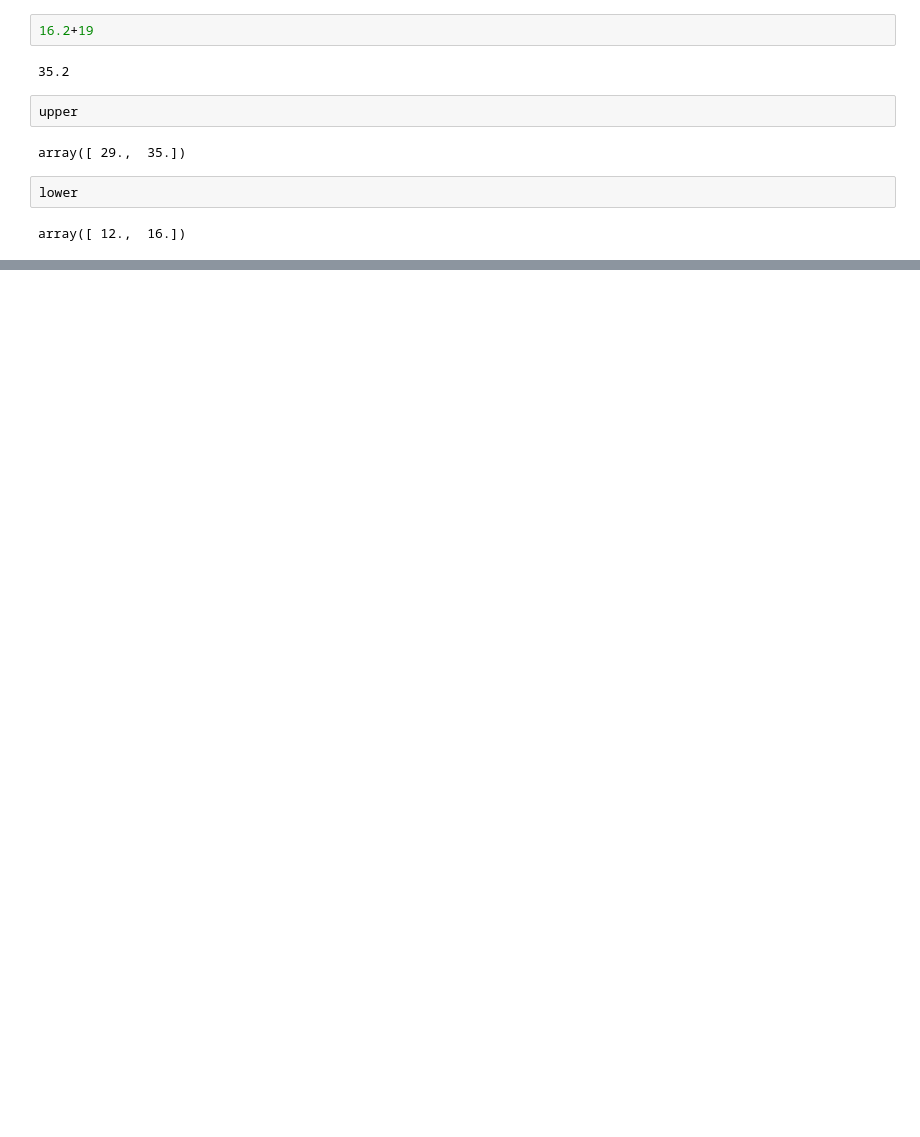
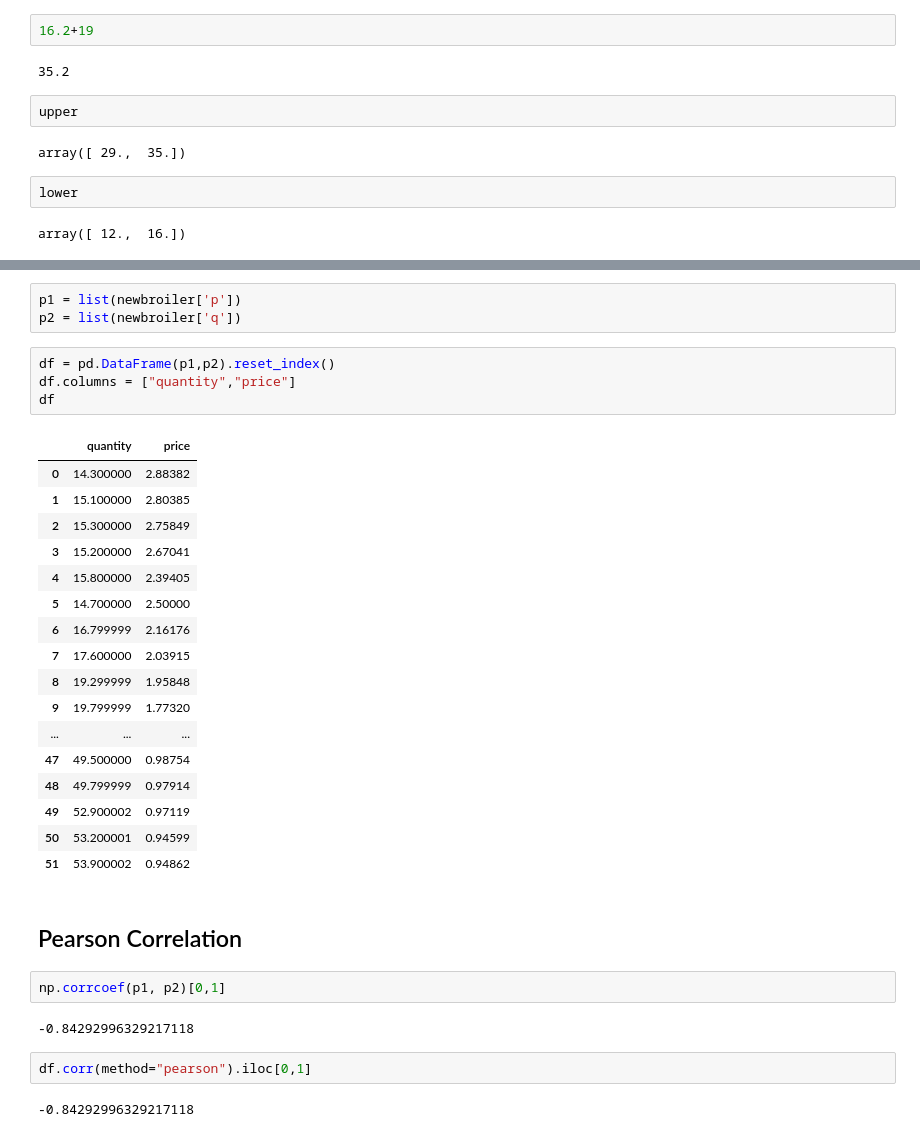
Before and after one commit to CollierKing/statistical_calculator_dash, a Jupyter notebook: Statistical Calculator.ipynb, the cells around one changed output, grey strips where cells are left out. Cells and saved outputs as stored; diff of their text form; blank space fills up the shorter version.

```diff
--- a/Statistical Calculator.ipynb
+++ b/Statistical Calculator.ipynb
@@ -299,0 +357,35 @@ array([ 12.,  16.])
+# %%
+p1 = list(newbroiler['p'])
+p2 = list(newbroiler['q'])
+# %%
+df = pd.DataFrame(p1,p2).reset_index()
+df.columns = ["quantity","price"]
+df
+# %% [output]
+|  | quantity | price |
+| 0 | 14.300000 | 2.88382 |
+| 1 | 15.100000 | 2.80385 |
+| 2 | 15.300000 | 2.75849 |
+| 3 | 15.200000 | 2.67041 |
+| 4 | 15.800000 | 2.39405 |
+| 5 | 14.700000 | 2.50000 |
+| 6 | 16.799999 | 2.16176 |
+| 7 | 17.600000 | 2.03915 |
+| 8 | 19.299999 | 1.95848 |
+| 9 | 19.799999 | 1.77320 |
+| ... | ... | ... |
+| 47 | 49.500000 | 0.98754 |
+| 48 | 49.799999 | 0.97914 |
+| 49 | 52.900002 | 0.97119 |
+| 50 | 53.200001 | 0.94599 |
+| 51 | 53.900002 | 0.94862 |
+# %% [markdown]
+## Pearson Correlation
+# %%
+np.corrcoef(p1, p2)[0,1]
+# %% [output]
+-0.84292996329217118
+# %%
+df.corr(method="pearson").iloc[0,1]
+# %% [output]
+-0.84292996329217118
```
Also changed, not shown: parts of 13 cells of this notebook, 2 other files.
